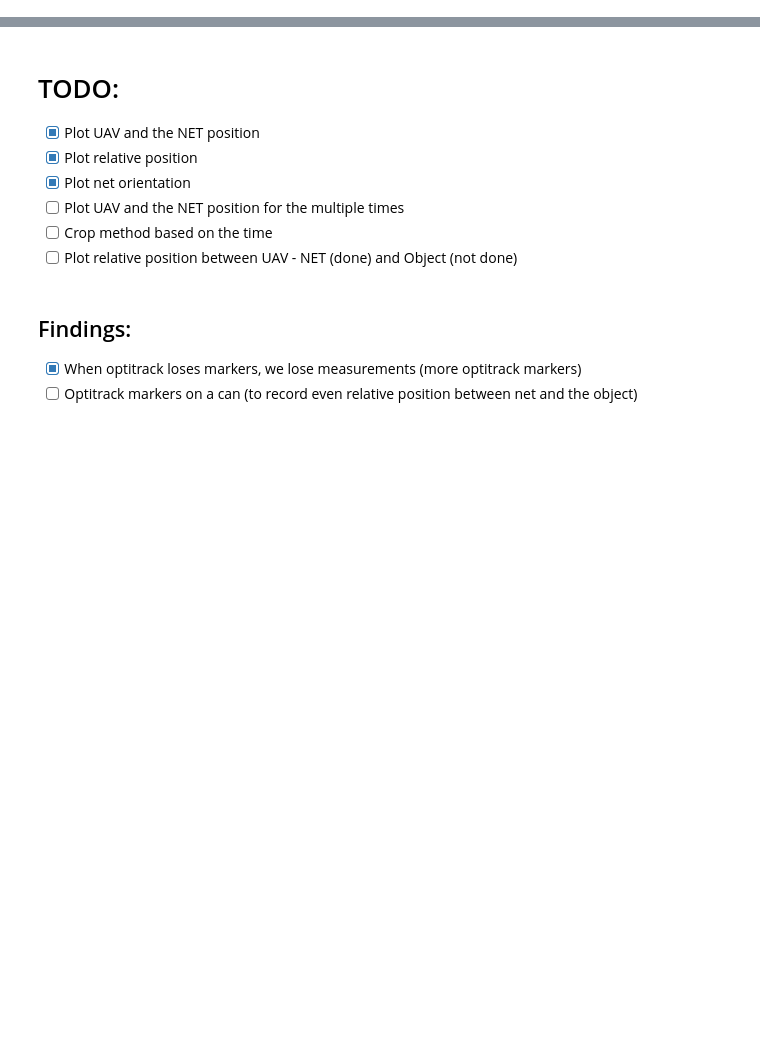
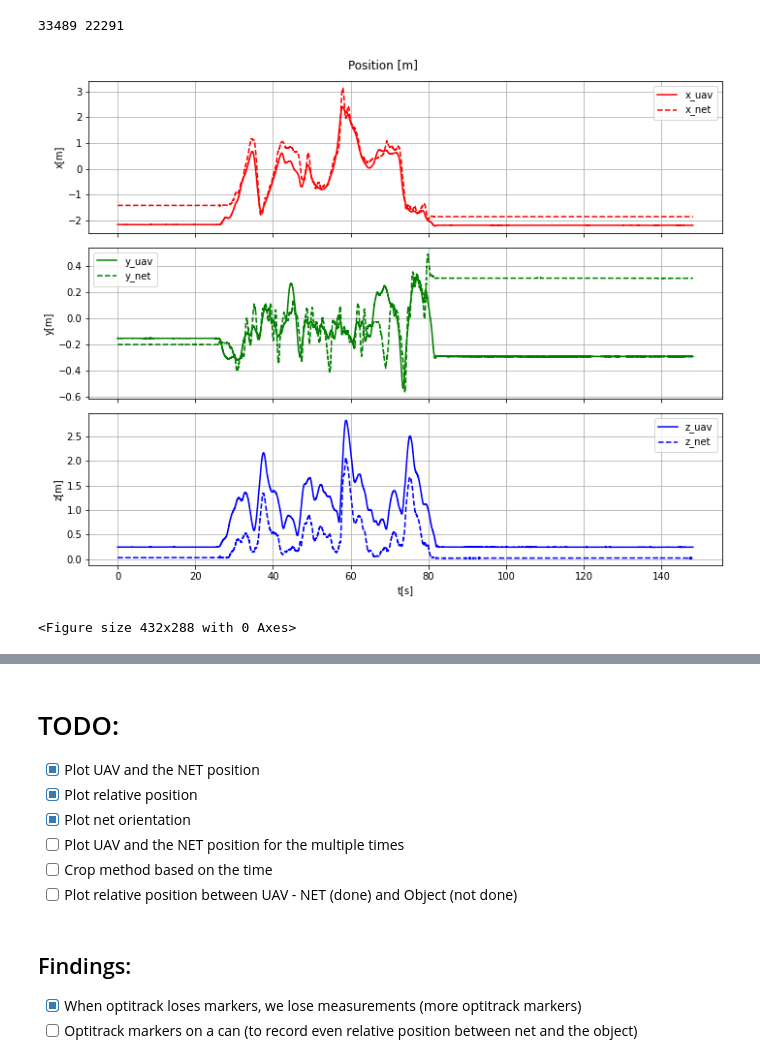
Before and after one commit to fzoric8/ros_utils, a Jupyter notebook: play/ICRA2024.ipynb, the cells around one changed output, grey strips where cells are left out. Saved outputs shown, nothing was run; the diff lists cells and outputs as text; code cells hidden in the pictures; blank space fills up the shorter version.

Commit message:
Added initial script for plotting for ICRA

```diff
--- a/play/ICRA2024.ipynb
+++ b/play/ICRA2024.ipynb
@@ -222,3 +247,14 @@ plot_positions(object1_positions, object2_positions, time_values)
+# %%
+
+
+t1,x1,y1,z1 = extract_positions(uav_pose)
+t2,x2,y2,z2 = extract_positions(net_pose)
+print(len(t1), len(t2))
+plot_positions(t1, x1, y1, z1, t2, x2, y2, z2)
+# %% [output]
+33489 22291
+[figure, added]
+<Figure size 432x288 with 0 Axes>
 # %%
 #uav_pose_cropped = crop_df_time(uav_pose, 200, 300)
 #net_pose_cropped = crop_df_time(net_pose, 200, 300)
```
Also changed, not shown: parts of 16 cells of this notebook, 1 other file.
